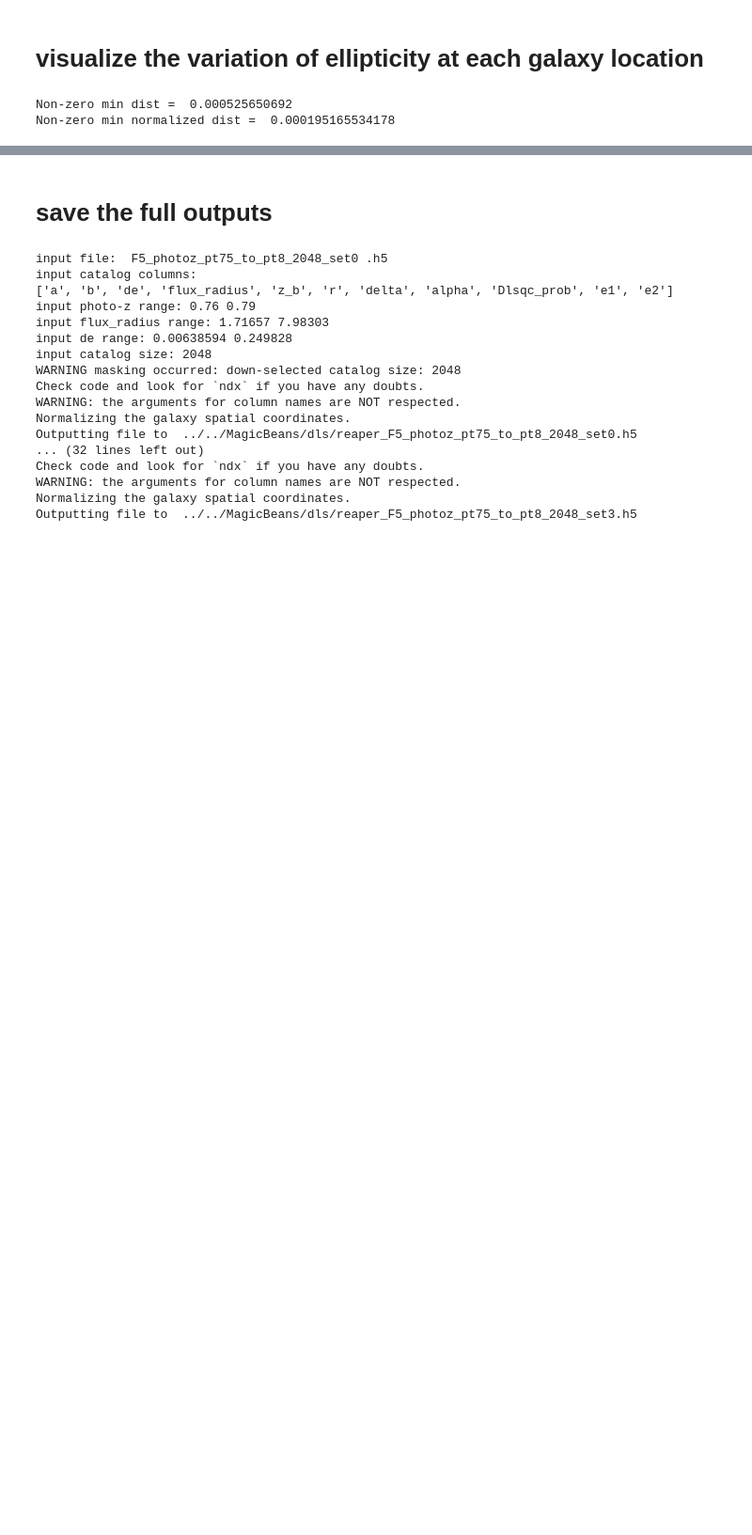
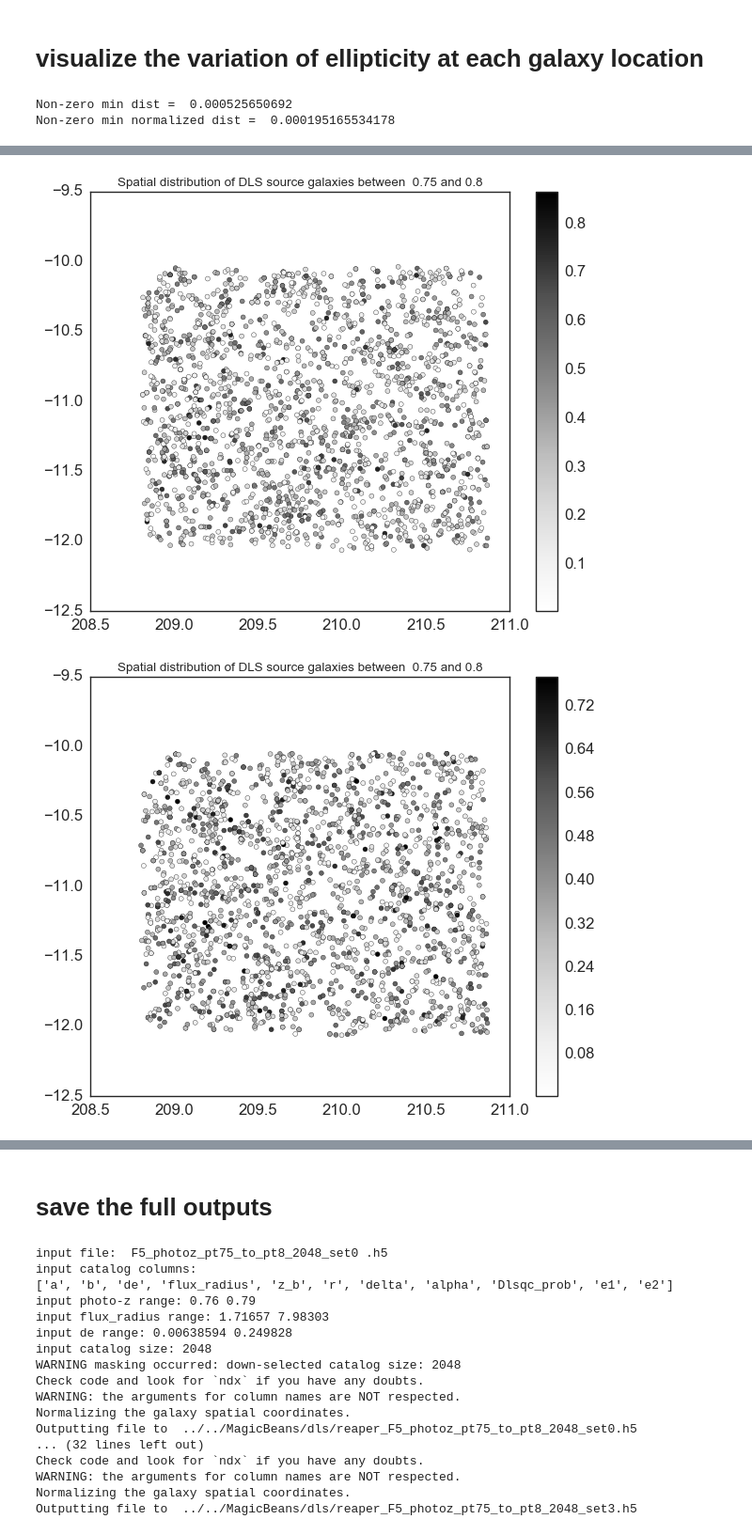
Before and after one commit to karenyyng/shear_gp, a Jupyter notebook: data_access/experiment_different_sample_size_and_sampling.ipynb, the cells around one changed output, grey strips where cells are left out. Shown at 94% size. Cells and saved outputs as stored; diff of their text form; code cells hidden in the pictures; blank space fills up the shorter version.

```diff
--- a/data_access/experiment_different_sample_size_and_sampling.ipynb
+++ b/data_access/experiment_different_sample_size_and_sampling.ipynb
@@ -125,0 +157,11 @@ idx = np.random.choice(range(df[photoz_mask].shape[0]),
+# %%
+for i, ds in enumerate(datasets):
+    out_filepath = "../../MagicBeans/dls/"
+    outfile_name = "F5_photoz_pt75_to_pt8_{0}_set{1}.h5".format(batch_size, i)
+    thisdf = df[photoz_mask].iloc[ds].reset_index()
+    thisdf.to_hdf(outfile_name, "df")
+    fake_reaper_file = "reaper_F5_" + outfile_name[3:]
+    reaper = prep.CatalogToReaper(outfile_name, "e1", "e2", "de", "alpha",
+                              "delta", "z_b", r_col=15)
+    reaper.Save(out_filepath + fake_reaper_file)
+    print ("Outputting file to ", out_filepath + fake_reaper_file)
@@ -163,0 +247,17 @@ Non-zero min normalized dist =  0.000195165534178
+# %%
+for ds in datasets:
+    plt.scatter(
+        df[photoz_mask].iloc[ds]['alpha'],
+        df[photoz_mask].iloc[ds]['delta'],
+        c=np.sqrt(df[photoz_mask].iloc[ds]['e1'] ** 2 +
+                  df[photoz_mask].iloc[ds]['e2'] ** 2))
+
+    plt.title('Spatial distribution of DLS source galaxies between '
+        + ' {0} and {1}'.format(*photoz_cuts)
+    )
+    plt.colorbar()
+    plt.show()
+    plt.close()
+# %% [output]
+[figure, added]
+[figure, added]
```
Also changed, not shown: parts of 11 cells of this notebook, 1 other file.
